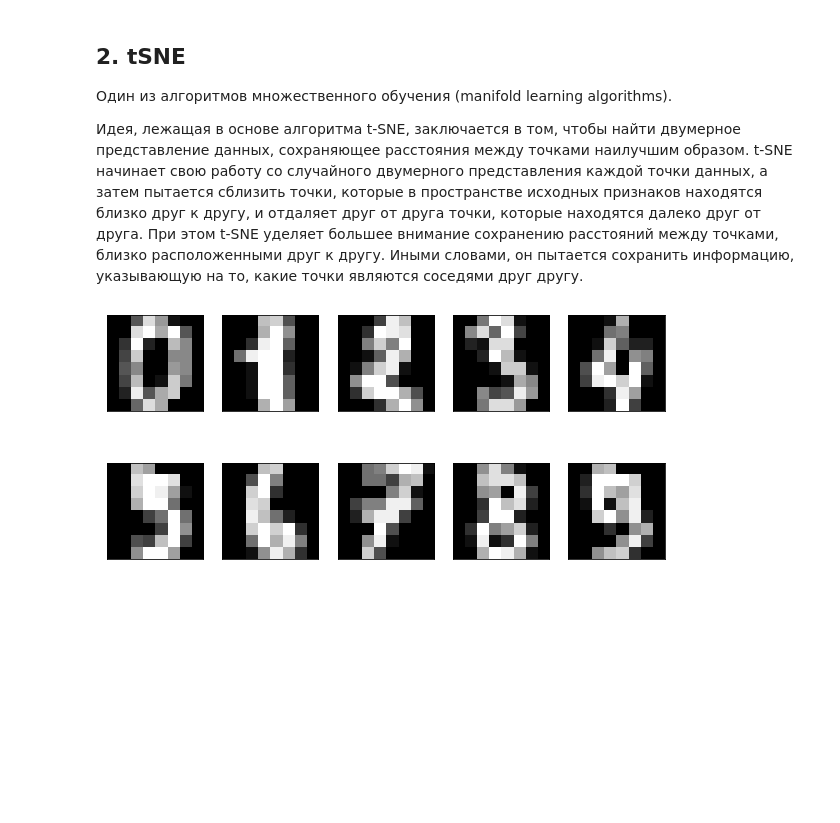
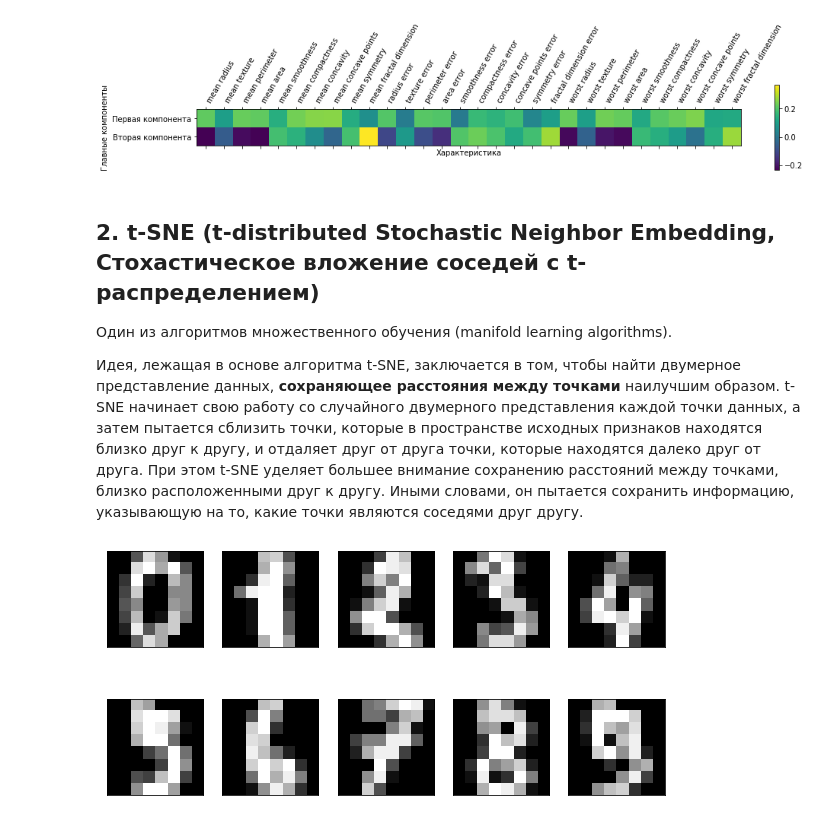
Before and after one commit to julia-komleva/ml-course-2021, a Jupyter notebook: 03_PCA_t-SNE.ipynb, the cells around one changed output. Drawn from its saved outputs; the diff is of its cells as text; code cells hidden in the pictures; blank space fills up the shorter version.

```diff
--- a/03_PCA_t-SNE.ipynb
+++ b/03_PCA_t-SNE.ipynb
@@ -29,8 +280,20 @@
+# %%
+plt.matshow(pca.components_, cmap='viridis')
+plt.yticks([0, 1], ["Первая компонента", "Вторая компонента"])
+plt.colorbar()
+plt.xticks(range(len(cancer.feature_names)),
+           cancer.feature_names, rotation=60, ha='left')
+plt.xlabel("Характеристика")
+plt.ylabel("Главные компоненты");
+# %% [output]
+[figure, added]
 # %% [markdown]
-## 2. tSNE
+## 2. t-SNE (t-distributed Stochastic Neighbor Embedding, Стохастическое вложение соседей с t-распределением)
+
+
 Один из алгоритмов множественного обучения (manifold learning algorithms).
 
-Идея, лежащая в основе алгоритма t-SNE, заключается в том, чтобы найти двумерное представление данных, сохраняющее расстояния между точками наилучшим образом. t-SNE начинает свою работу со случайного двумерного представления каждой точки данных, а затем пытается сблизить точки, которые в пространстве исходных признаков находятся близко друг к другу, и отдаляет друг от
+Идея, лежащая в основе алгоритма t-SNE, заключается в том, чтобы найти двумерное представление данных, **сохраняющее расстояния между точками** наилучшим образом. t-SNE начинает свою работу со случайного двумерного представления каждой точки данных, а затем пытается сблизить точки, которые в пространстве исходных признаков находятся близко друг к другу, и отдаляет друг от
 друга точки, которые находятся далеко друг от друга. При этом t-SNE уделяет большее внимание сохранению расстояний между точками, близко расположенными друг к другу. Иными словами, он пытается сохранить информацию, указывающую на то, какие точки являются соседями друг другу.
 # %%
 from sklearn.datasets import load_digits
```
Also changed, not shown: parts of 30 cells of this notebook, 2 other files.
